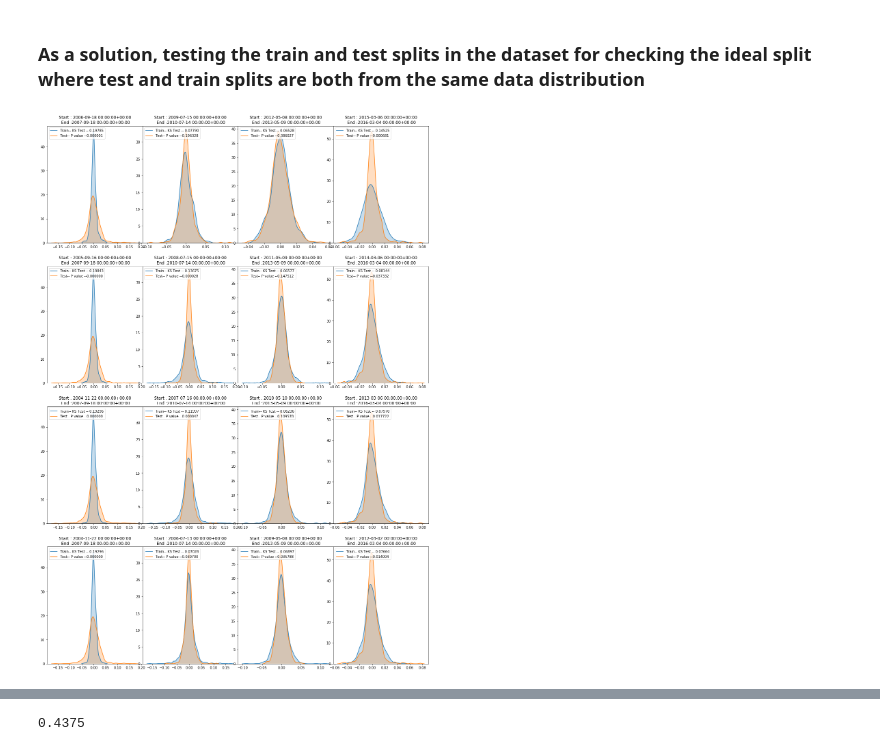
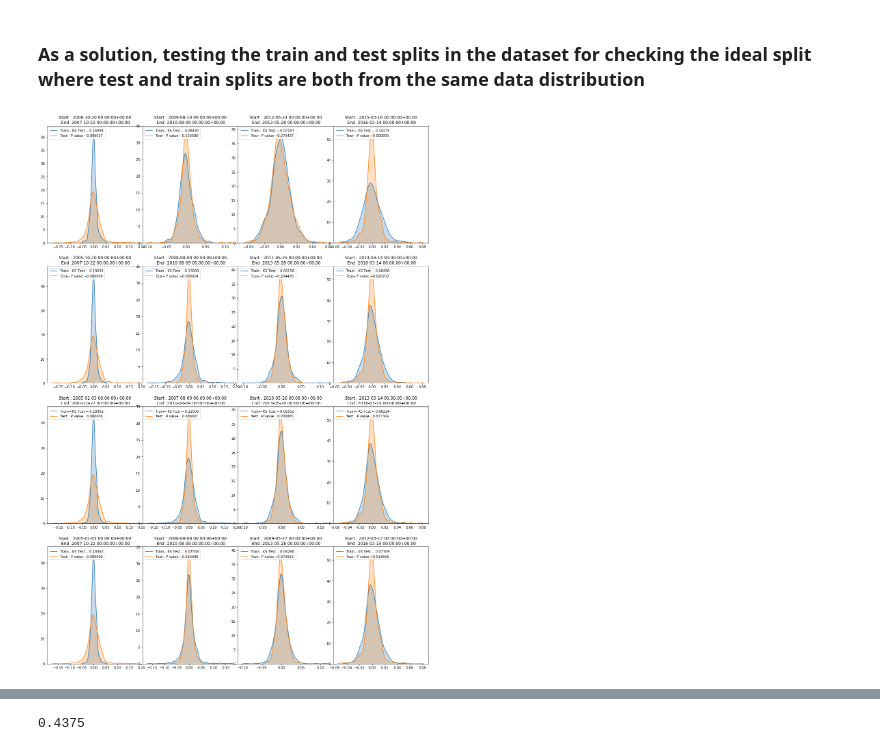
Before and after one commit to shardul0913/Fin-StatisticalArbitrage, a Jupyter notebook: Stationary Arbitrage.ipynb, the cells around one changed output, grey strips where cells are left out. Drawn from its saved outputs; the diff is of its cells as text; code cells hidden in the pictures.

```diff
--- a/Stationary Arbitrage.ipynb
+++ b/Stationary Arbitrage.ipynb
@@ -29,14 +33,16 @@ def get_stock(indx,start,end):
 
         return dataF
 
-prices_df = (pd.DataFrame.from_dict({sym: get_stock(sym,start,end)
-                          for sym in indx}))
 
 indx = ['SPY', 'QQQ', 'TLT', 'GLD', 'EFA', 'EEM']
 
 end = pd.to_datetime('2018-12-31')
 start = end - 20 * 252 * pd.tseries.offsets.BDay()
 
+
+
+prices_df = (pd.DataFrame.from_dict({sym: get_stock(sym,start,end) for sym in indx}))
+
 prices_df.dropna(inplace=True)
 
 prices_df = prices_df.loc[~(prices_df==0).all(axis=1)]
@@ -172,7 +178,7 @@ for year in R['year'].unique()[1:]:
 # %%
 train_size = [252, 252*2, 252*3, 252*4] ##252 = Busi Days in one year
 folds = 4
-Rdata = R['SPY']
+Rdata = R['SPY']['2005':]
 
 gs = gridspec.GridSpec(folds, len(train_size), wspace=0.0)
 
@@ -181,34 +187,34 @@ fig = plt.figure(figsize=(20,25))
 i = 0
 dataRaw = []
 
 for size in train_size:
     tsobj = TimeSeriesSplit(n_splits=folds, max_train_size=size)
     j = 0
 
     for train_index, test_index in tsobj.split(Rdata):
 
         Rdata_train = Rdata[train_index]
         Rdata_test = Rdata[test_index]
 
         score,p = ks_2samp(Rdata_train, Rdata_test)
         ax1 = plt.subplot(gs[i,j])
 
         sns.kdeplot(Rdata_train,shade=True,label=str('Train') + '-- KS Test -- ' + str('%.5f'%score),ax=ax1)
         sns.kdeplot(Rdata_test,shade=True,label=str('Test') + '-- P value --' + str('%.6f'%p),ax=ax1)
         plt.title('Start : ' + str(Rdata_train.index[0]) + '\n End :' + str(Rdata_train.index[-1]))
         plt.legend(loc='upper left')
         plt.subplots_adjust(top=1.00)
 
         j = j + 1
 
 
         row = (size, score, p , Rdata_train.index[0],Rdata_train.index[-1],Rdata_test.index[0],Rdata_test.index[-1])
         dataRaw.append(row)
 
 
     i = i + 1
 # %% [output]
-[figure, old version]
+[figure, new version]
 # %%
 columns = ['train_size','KS','p-value','train_startD','train_endD','test_startD','test_endD']
 dataSplits = pd.DataFrame(dataRaw, columns = columns)
```
Also changed, not shown: parts of 18 cells of this notebook.
